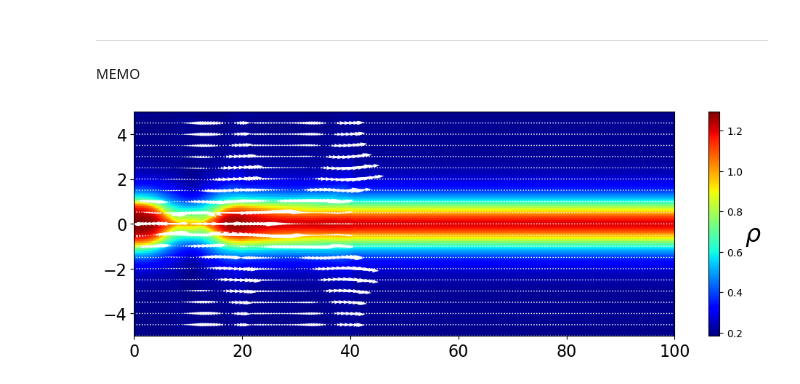
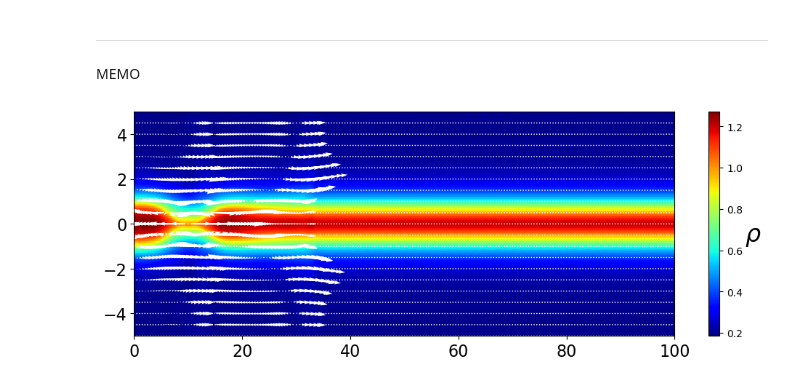
Before and after one commit to Keita-A/RadiativeMHD-simulation, a Jupyter notebook: MR.ipynb, the cells around one changed output. Cells and saved outputs as stored; diff of their text form; code cells hidden in the pictures.

```diff
--- a/MR.ipynb
+++ b/MR.ipynb
@@ -508,33 +508,33 @@ fig = plt.figure(figsize=(12, 4))
 ax1 = fig.add_subplot(111)
 
 log = np.loadtxt("log_PI.txt", delimiter=',')
-step = 15000
+step = 11300
 
 U = np.load(f"results_PI/U_{step}.npy")
 rho = U[0, :, :]
 u = U[1, :, :] / rho
 v = U[2, :, :] / rho
 w = U[3, :, :] / rho
 Bx = U[4, :, :]
 By = U[5, :, :]
 Bz = U[6, :, :]
 e = U[7, :, :]
 p = (gamma-1) * (e - rho*(u**2+v**2+w**2)/2 - (Bx**2+By**2+Bz**2)/2)
 magnetic_pressure = 1/2 * (Bx**2+By**2+Bz**2)
 pT = p + magnetic_pressure
 
 contour = ax1.pcolormesh(X, Y, (rho).T, cmap='jet')
 cbar = plt.colorbar(contour, ax=ax1)
 cbar.set_label(r"$\rho$", fontsize=24, rotation=0, labelpad=10)
 quiver_interval = 10
 ax1.quiver(X[::quiver_interval, ::quiver_interval], Y[::quiver_interval, ::quiver_interval],
         u[::quiver_interval, ::quiver_interval].T, v[::quiver_interval, ::quiver_interval].T,
         scale=2, color='white')
 
 #ax1.text(0.8, 1.02, f"t = {log[int(step/100)][1]:.3f}", transform=ax1.transAxes, fontsize=16)
 ax1.tick_params(labelsize=16)
 ax1.set_xlim(0.0, x_max+1e-10)
 ax1.set_ylim(-y_max, y_max+1e-10)
 plt.show()
 # %% [output]
-[figure, old version]
+[figure, new version]
```
Also changed, not shown: parts of 1 cell of this notebook, 1 other file.
